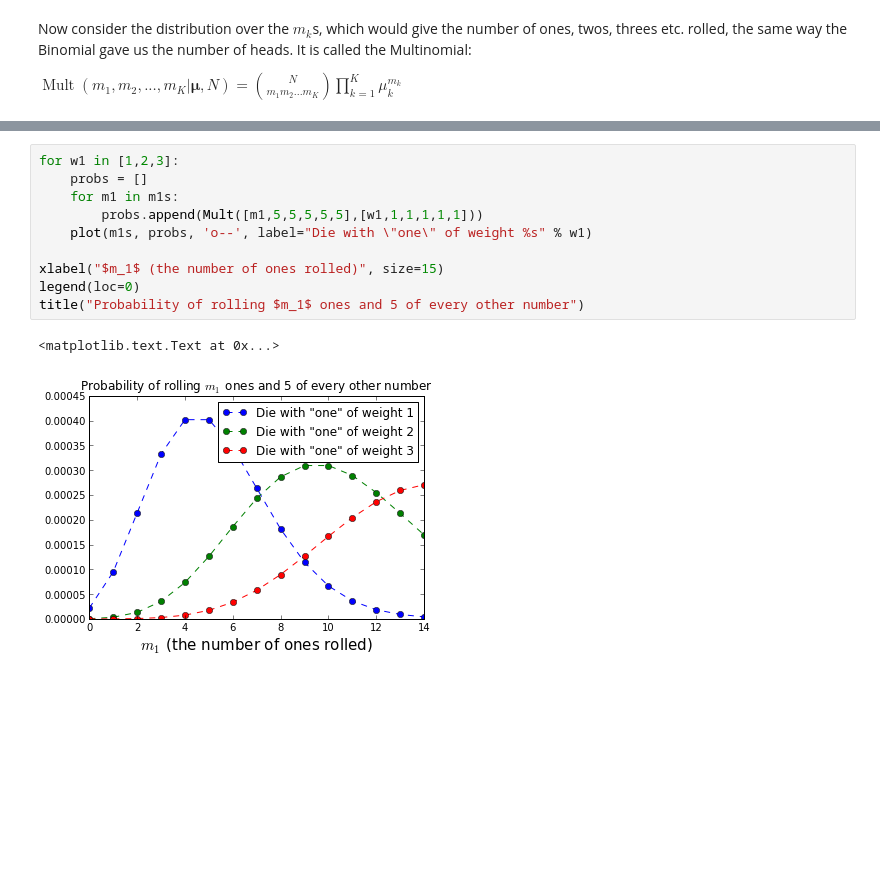
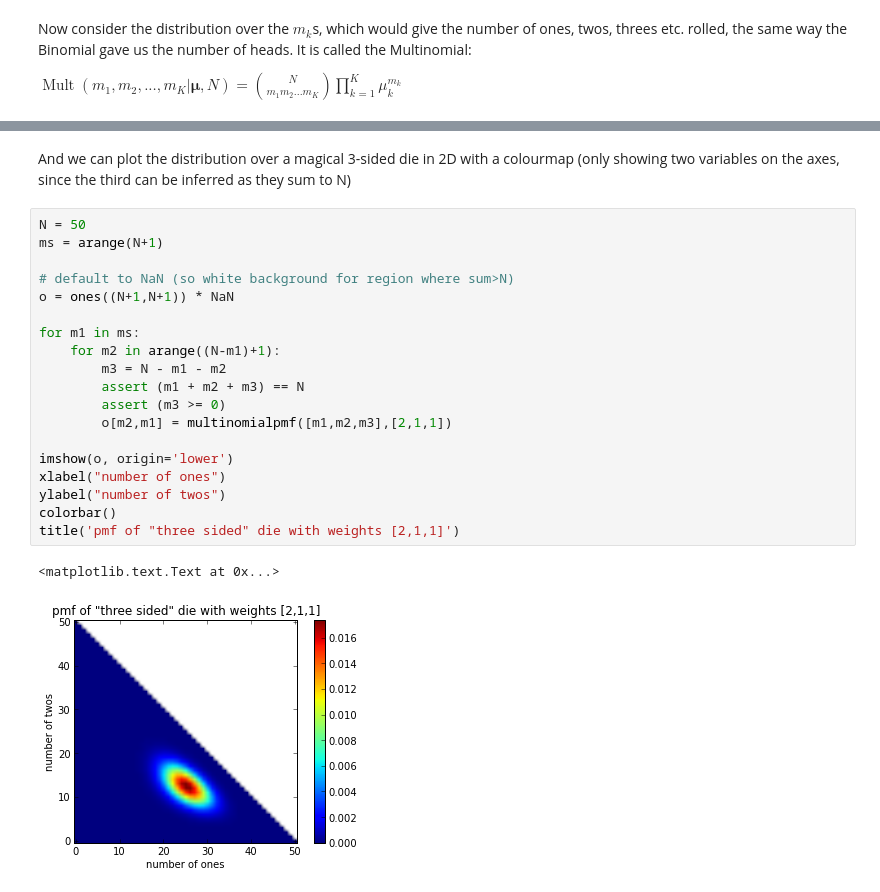
Before and after one commit to jamt9000/prml, a Jupyter notebook: 2.2-multinomial-variables.ipynb, the cells around one changed output, grey strips where cells are left out. Cells and saved outputs as stored; diff of their text form; blank space fills up the shorter version.

```diff
--- a/2.2-multinomial-variables.ipynb
+++ b/2.2-multinomial-variables.ipynb
@@ -173,13 +204,24 @@ title("Probability of rolling $m_1$ ones and 1 of every other number")
-# %%
-for w1 in [1,2,3]:
-    probs = []
-    for m1 in m1s:
-        probs.append(Mult([m1,5,5,5,5,5],[w1,1,1,1,1,1]))
-    plot(m1s, probs, 'o--', label="Die with \"one\" of weight %s" % w1)
-
-xlabel("$m_1$ (the number of ones rolled)", size=15)
-legend(loc=0)
-title("Probability of rolling $m_1$ ones and 5 of every other number")
-# %% [output]
-<matplotlib.text.Text at 0x...>
-[figure, removed]
+# %% [markdown]
+And we can plot the distribution over a magical 3-sided die in 2D with a colourmap (only showing two variables on the axes, since the third can be inferred as they sum to N)
+# %%
+N = 50
+ms = arange(N+1)
+
+# default to NaN (so white background for region where sum>N)
+o = ones((N+1,N+1)) * NaN
+
+for m1 in ms:
+    for m2 in arange((N-m1)+1):
+        m3 = N - m1 - m2
+        assert (m1 + m2 + m3) == N
+        assert (m3 >= 0)
+        o[m2,m1] = multinomialpmf([m1,m2,m3],[2,1,1])
+
+imshow(o, origin='lower')
+xlabel("number of ones")
+ylabel("number of twos")
+colorbar()
+title('pmf of "three sided" die with weights [2,1,1]')
+# %% [output]
+<matplotlib.text.Text at 0x...>
+[figure, added]
```
Also changed, not shown: parts of 23 cells of this notebook, 1 other file.
